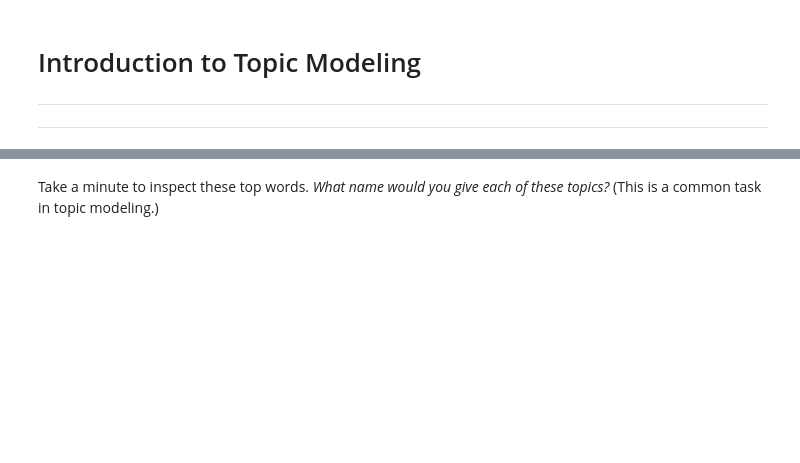
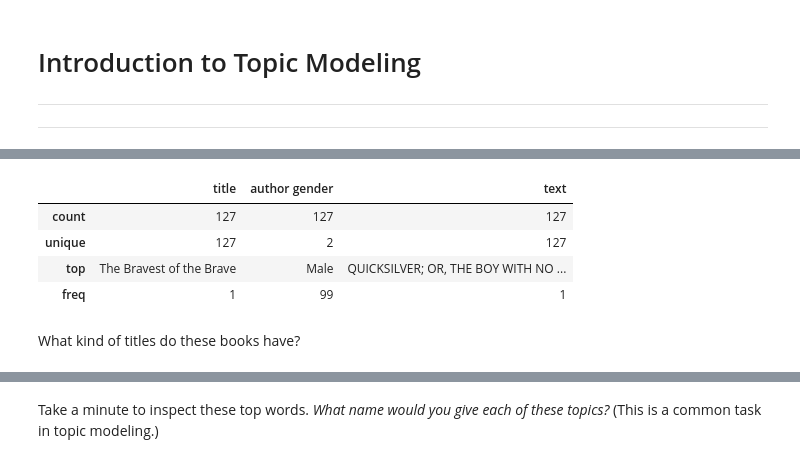
Before and after one commit to jhaber-zz/topic-models-2022, a Jupyter notebook: day-1/intro-topic-modeling.ipynb, the cells around one changed output, grey strips where cells are left out. Cells and saved outputs as stored; diff of their text form; code cells hidden in the pictures; blank space fills up the shorter version.

```diff
--- a/day-1/intro-topic-modeling.ipynb
+++ b/day-1/intro-topic-modeling.ipynb
@@ -196,0 +171,11 @@ jack ye frank deck project uncle ship george shore doctor vessel ain mate lake c
+# %%
+#This only gets us numerical summaries. To get summaries of some of the other columns, we can explicitly ask for it.
+df_lit.describe(include=['O'])
+# %% [output]
+|  | title | author gender | text |
+| count | 127 | 127 | 127 |
+| unique | 127 | 2 | 127 |
+| top | The Bravest of the Brave | Male | QUICKSILVER; OR, THE BOY WITH NO ... |
+| freq | 1 | 99 | 1 |
+# %% [markdown]
+What kind of titles do these books have?
```
Also changed, not shown: parts of 45 cells of this notebook.
